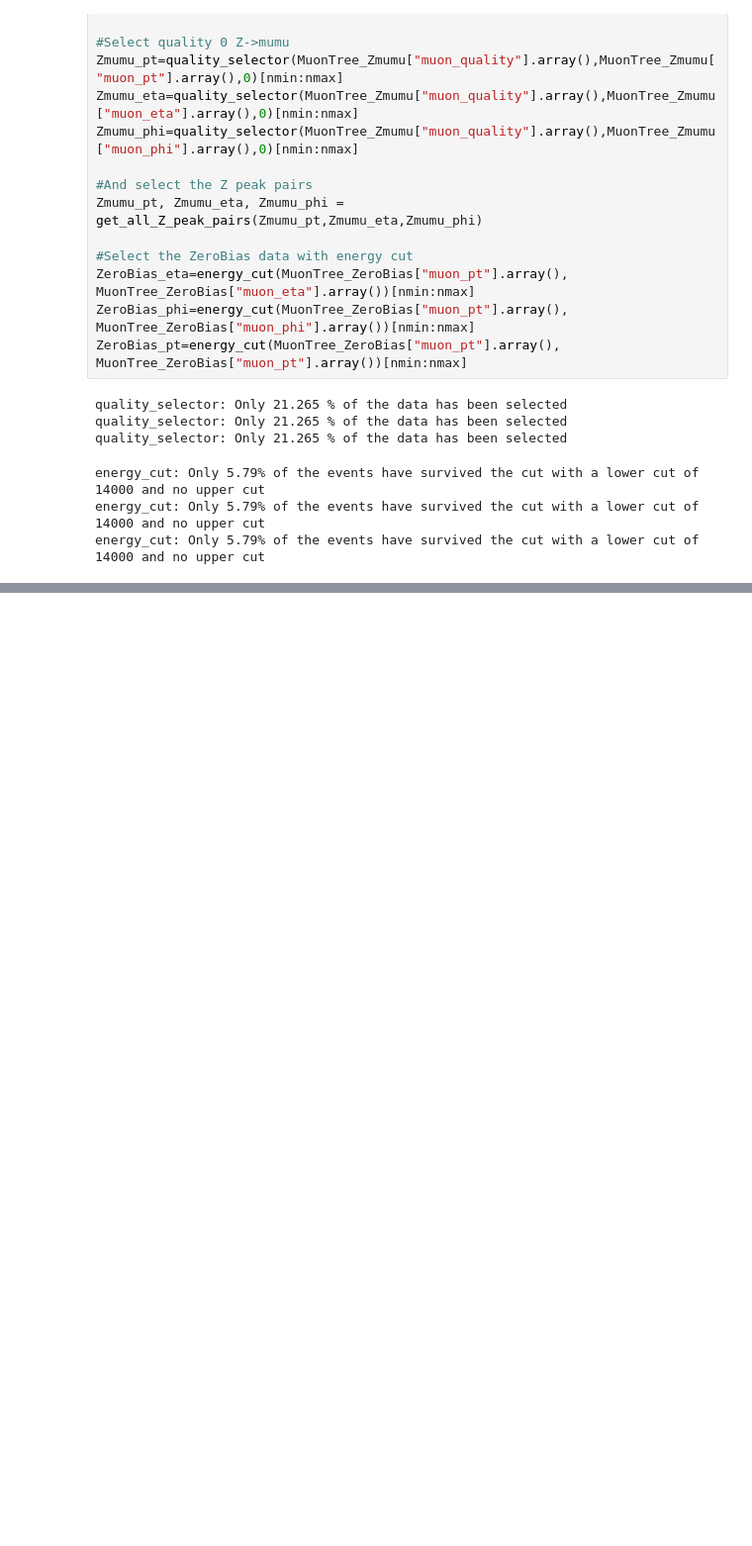
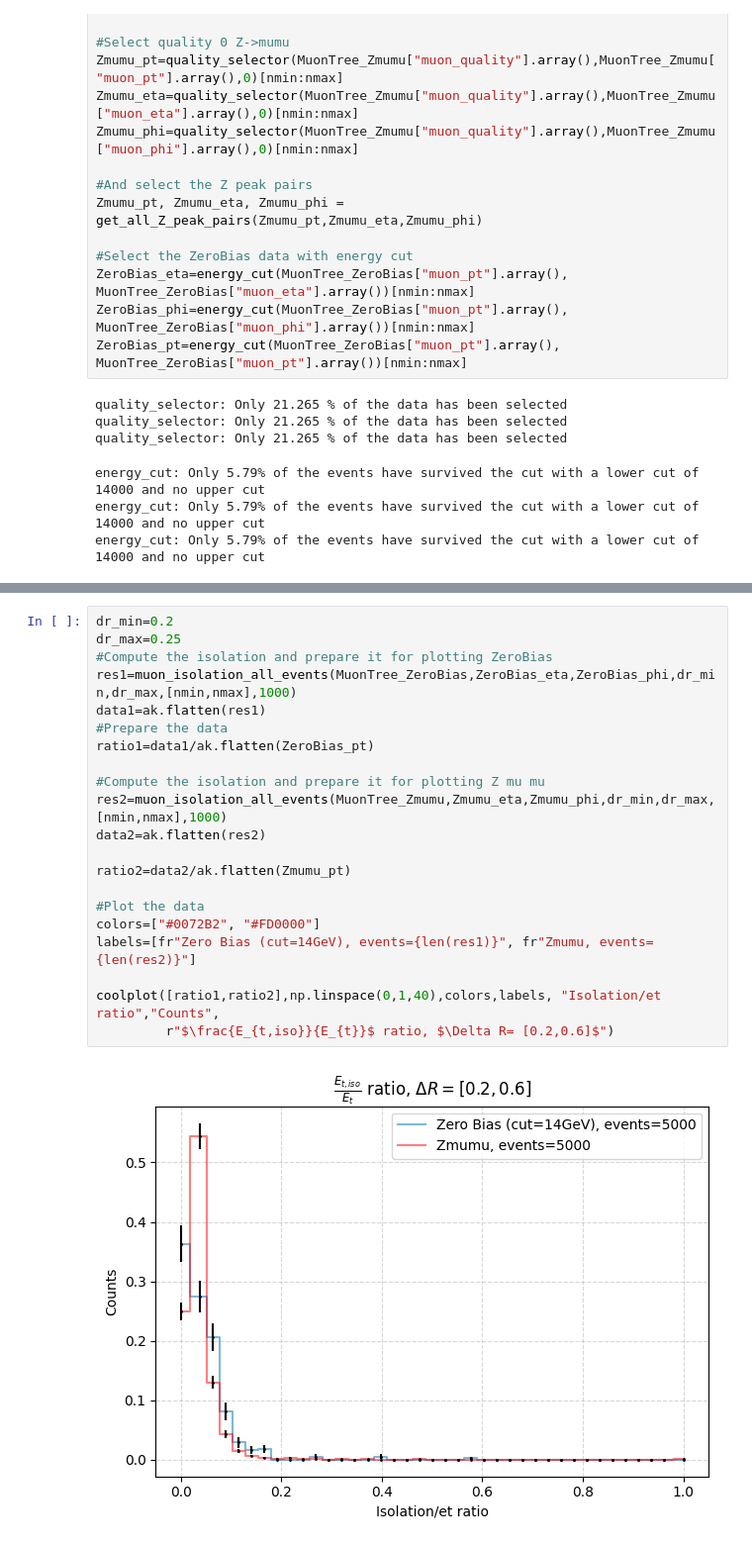
Before and after one commit to Ruba18-Code/BSc-Thesis-LVL1-trigger-for-isolated-muons-at-ATLAS, a Jupyter notebook: test.ipynb, the cells around one changed output, grey strips where cells are left out. Shown: that part at 99% size. Drawn from its saved outputs; the diff is of its cells as text; blank space fills up the shorter version.

```diff
--- a/test.ipynb
+++ b/test.ipynb
@@ -71,0 +64,23 @@ ROC_FPR_efficiency(MuonTree_Zmumu, MuonTree_ZeroBias, Zmumu_pt, Zmumu_eta, Zmumu
+# %%
+dr_min=0.2
+dr_max=0.25
+#Compute the isolation and prepare it for plotting ZeroBias
+res1=muon_isolation_all_events(MuonTree_ZeroBias,ZeroBias_eta,ZeroBias_phi,dr_min,dr_max,[nmin,nmax],1000)
+data1=ak.flatten(res1)
+#Prepare the data
+ratio1=data1/ak.flatten(ZeroBias_pt)
+
+#Compute the isolation and prepare it for plotting Z mu mu
+res2=muon_isolation_all_events(MuonTree_Zmumu,Zmumu_eta,Zmumu_phi,dr_min,dr_max,[nmin,nmax],1000)
+data2=ak.flatten(res2)
+
+ratio2=data2/ak.flatten(Zmumu_pt)
+
+#Plot the data
+colors=["#0072B2", "#FD0000"]
+labels=[fr"Zero Bias (cut=14GeV), events={len(res1)}", fr"Zmumu, events={len(res2)}"]
+
+coolplot([ratio1,ratio2],np.linspace(0,1,40),colors,labels, "Isolation/et ratio","Counts",
+         r"$\frac{E_{t,iso}}{E_{t}}$ ratio, $\Delta R= [0.2,0.6]$")
+# %% [output]
+[figure, added]
```
Also changed, not shown: parts of 4 cells of this notebook, 1 other file.
